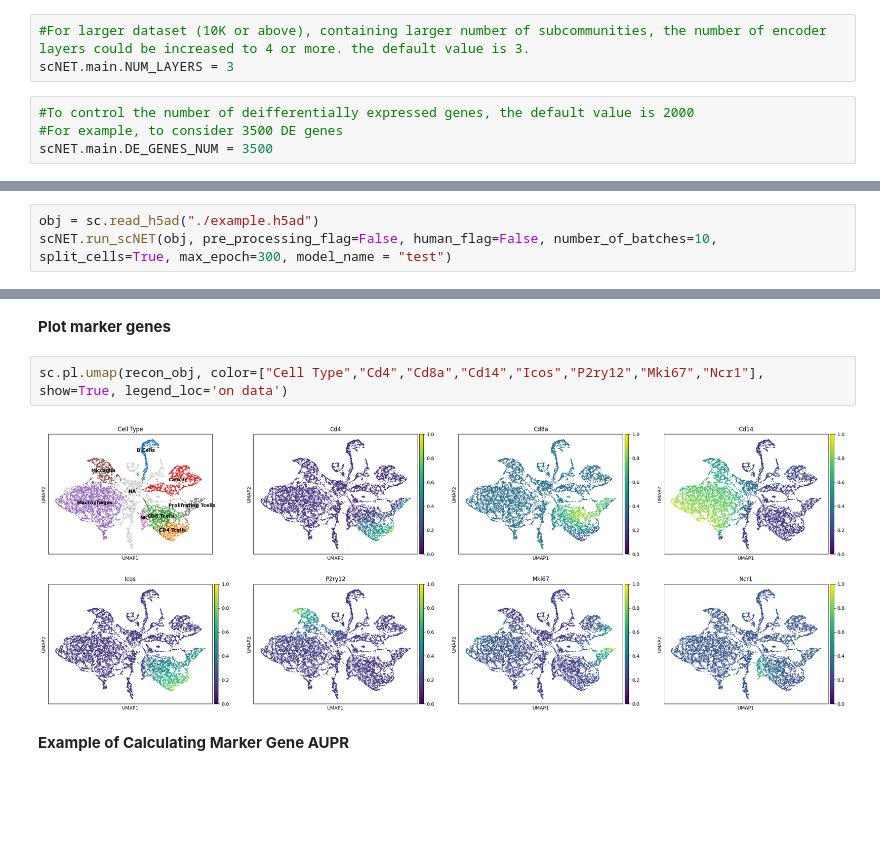
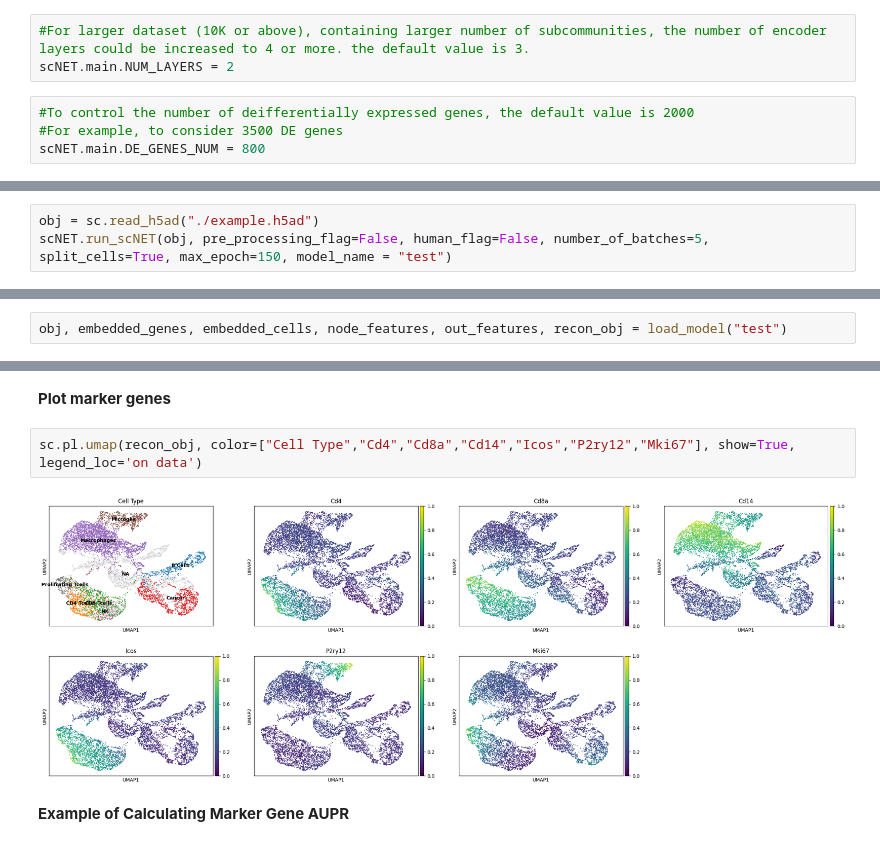
Before and after one commit to Lissiu/scNET, a Jupyter notebook: “scNET_ipynb”的副本.ipynb, the cells around one changed output, grey strips where cells are left out. Cells and saved outputs as stored; diff of their text form; blank space fills up the shorter version.

```diff
--- a/“scNET_ipynb”的副本.ipynb
+++ b/“scNET_ipynb”的副本.ipynb
@@ -46,7 +120,7 @@ scNET.main.MAX_CELLS_BATCH_SIZE = 8000
 # %%
 #For larger dataset (10K or above), containing larger number of subcommunities, the number of encoder layers could be increased to 4 or more. the default value is 3.
-scNET.main.NUM_LAYERS = 3
+scNET.main.NUM_LAYERS = 2
 # %%
 #To control the number of deifferentially expressed genes, the default value is 2000
 #For example, to consider 3500 DE genes
-scNET.main.DE_GENES_NUM = 3500
+scNET.main.DE_GENES_NUM = 800
@@ -71,7 +167,7 @@ scNET.main.DE_GENES_NUM = 3500
   **save_model_flag (bool, optional):** If True, save the trained model.
 # %%
 obj = sc.read_h5ad("./example.h5ad")
-scNET.run_scNET(obj, pre_processing_flag=False, human_flag=False, number_of_batches=10, split_cells=True, max_epoch=300, model_name = "test")
+scNET.run_scNET(obj, pre_processing_flag=False, human_flag=False, number_of_batches=5, split_cells=True, max_epoch=150, model_name = "test")
 # %% [output]
 WARNING: adata.X seems to be already log-transformed.
 /usr/local/lib/python3.12/dist-packages/scNET/Data/format_h_sapiens.csv
@@ -85,0 +194,2 @@ Best Network AUC: 0.8908586223122029
+# %%
+obj, embedded_genes, embedded_cells, node_features, out_features, recon_obj = load_model("test")
@@ -94,9 +206,9 @@ recon_obj = scNET.create_reconstructed_obj(node_features, out_features, obj)
 # %% [markdown]
 **Plot marker genes**
 # %%
-sc.pl.umap(recon_obj, color=["Cell Type","Cd4","Cd8a","Cd14","Icos","P2ry12","Mki67","Ncr1"], show=True, legend_loc='on data')
+sc.pl.umap(recon_obj, color=["Cell Type","Cd4","Cd8a","Cd14","Icos","P2ry12","Mki67"], show=True, legend_loc='on data')
 # %% [output]
-[figure, old version]
+[figure, new version]
 # %% [markdown]
 **Example of Calculating Marker Gene AUPR**
 # %%
```
Also changed, not shown: parts of 25 cells of this notebook.
